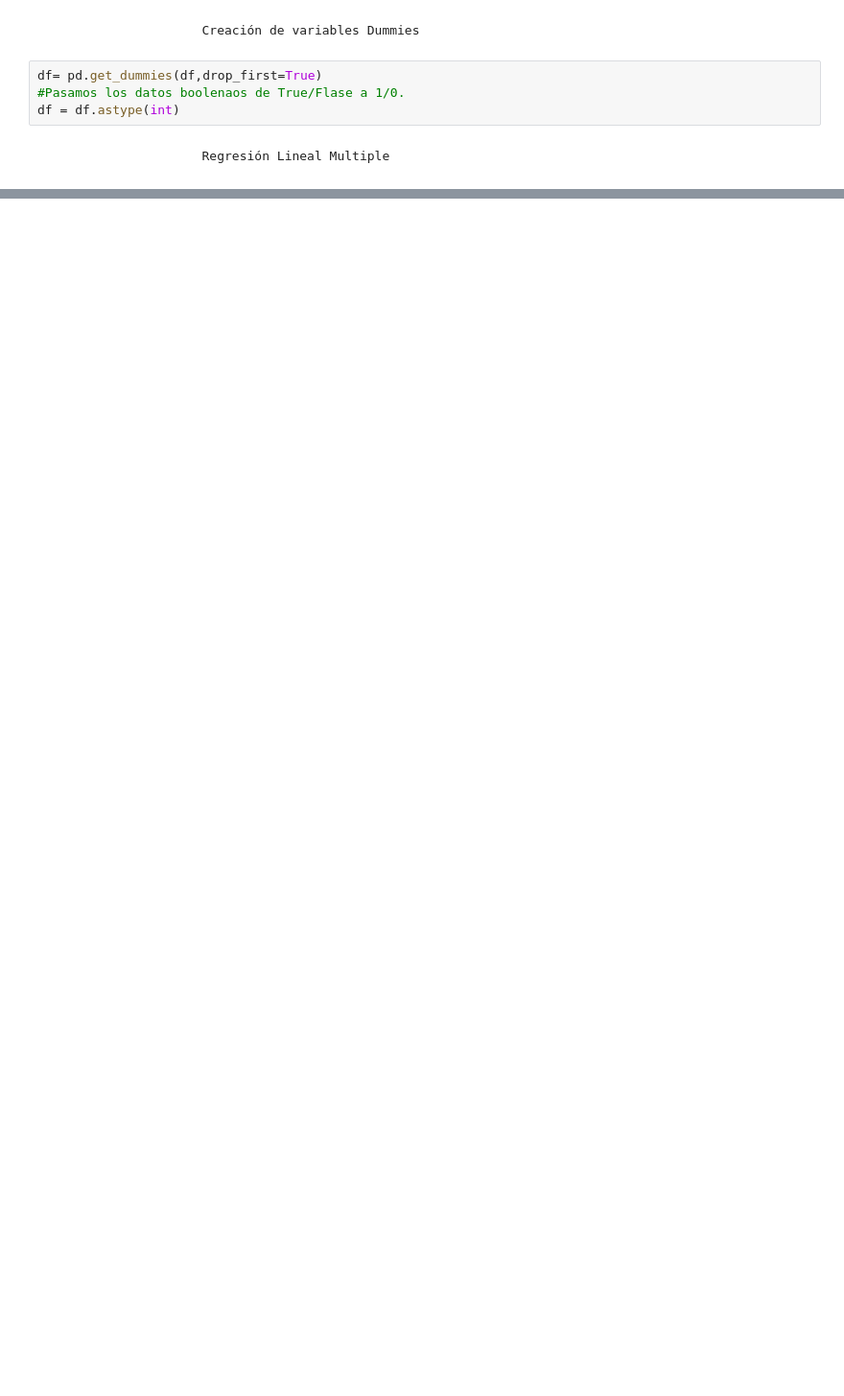
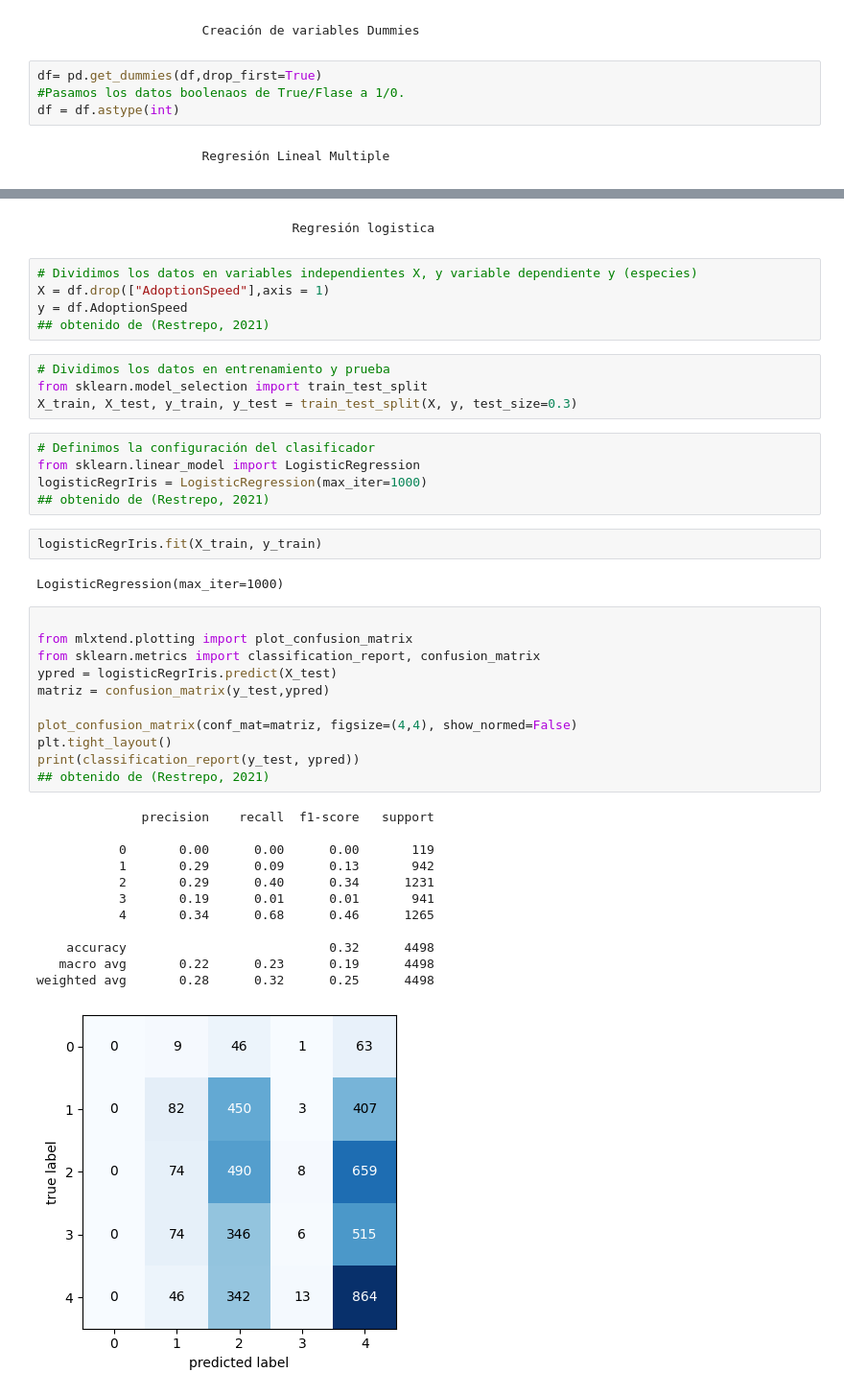
Before and after one commit to AndresFelipeBautista/negocio, a Jupyter notebook: pets.ipynb, the cells around one changed output, grey strips where cells are left out. Shown at 96% size. Drawn from its saved outputs; the diff is of its cells as text; blank space fills up the shorter version.

Commit message:
knn y regresion logistica

```diff
--- a/pets.ipynb
+++ b/pets.ipynb
@@ -564,3 +564,47 @@ Notes:
 [1] Standard Errors assume that the covariance matrix of the errors is correctly specified.
 [2] The condition number is large, 5.34e+07. This might indicate that there are
 strong multicollinearity or other numerical problems.
+# %% [markdown]
+                                    Regresión logistica
+# %%
+# Dividimos los datos en variables independientes X, y variable dependiente y (especies)
+X = df.drop(["AdoptionSpeed"],axis = 1)
+y = df.AdoptionSpeed
+## obtenido de (Restrepo, 2021)
+# %%
+# Dividimos los datos en entrenamiento y prueba
+from sklearn.model_selection import train_test_split
+X_train, X_test, y_train, y_test = train_test_split(X, y, test_size=0.3)
+# %%
+# Definimos la configuración del clasificador
+from sklearn.linear_model import LogisticRegression
+logisticRegrIris = LogisticRegression(max_iter=1000)
+## obtenido de (Restrepo, 2021)
+# %%
+logisticRegrIris.fit(X_train, y_train)
+# %% [output]
+LogisticRegression(max_iter=1000)
+# %%
+
+from mlxtend.plotting import plot_confusion_matrix
+from sklearn.metrics import classification_report, confusion_matrix
+ypred = logisticRegrIris.predict(X_test)
+matriz = confusion_matrix(y_test,ypred)
+
+plot_confusion_matrix(conf_mat=matriz, figsize=(4,4), show_normed=False)
+plt.tight_layout()
+print(classification_report(y_test, ypred))
+## obtenido de (Restrepo, 2021)
+# %% [output]
+              precision    recall  f1-score   support
+
+           0       0.00      0.00      0.00       119
+           1       0.29      0.09      0.13       942
+           2       0.29      0.40      0.34      1231
+           3       0.19      0.01      0.01       941
+           4       0.34      0.68      0.46      1265
+
+    accuracy                           0.32      4498
+   macro avg       0.22      0.23      0.19      4498
+weighted avg       0.28      0.32      0.25      4498
+[figure, added]
```
Also changed, not shown: parts of 9 cells of this notebook.
